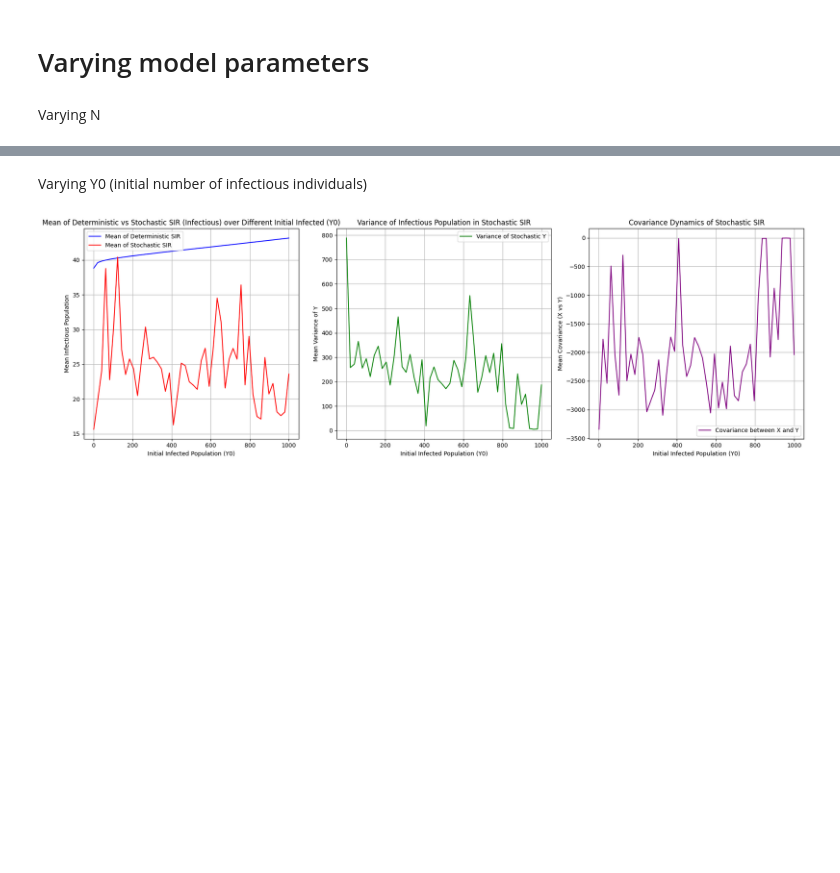
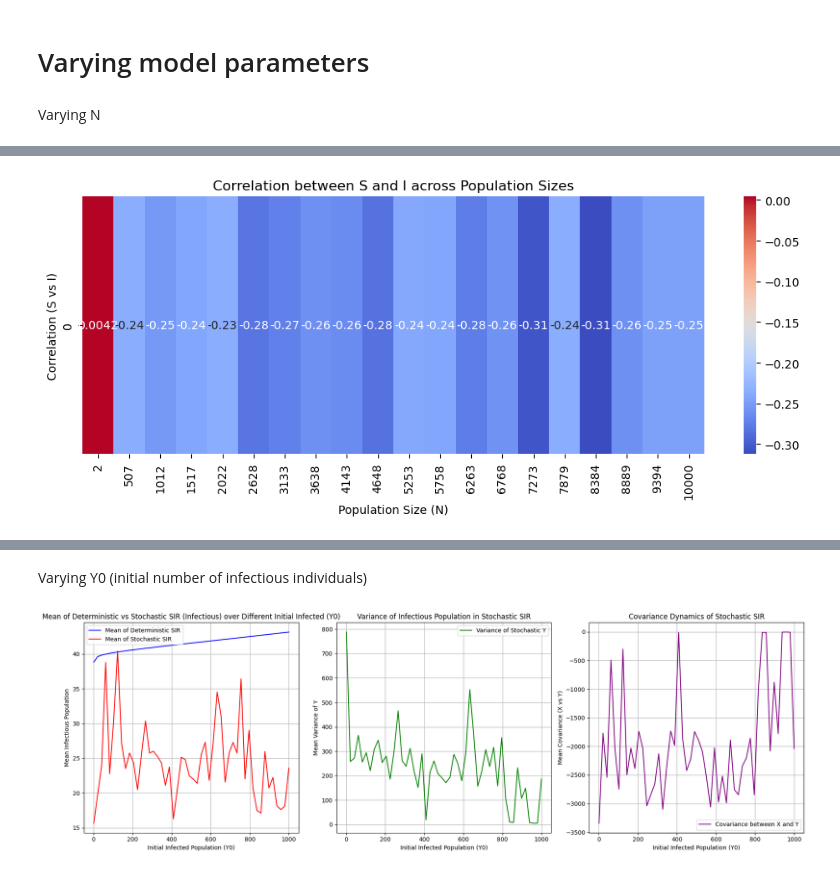
Before and after one commit to zoeazra/CLS-Ass-2, a Jupyter notebook: assignment 2.ipynb, the cells around one changed output, grey strips where cells are left out. Saved outputs shown, nothing was run; the diff lists cells and outputs as text; code cells hidden in the pictures; blank space fills up the shorter version.

```diff
--- a/assignment 2.ipynb
+++ b/assignment 2.ipynb
@@ -393,0 +322,97 @@ NameError: name 'np' is not defined
+# %%
+
+# Define the new function that computes and visualizes correlation
+def diff_params_N(N_diff, sims, beta, gamma, mu):
+
+    mean_deter = []  # To store means from the deterministic model
+    mean_stoch = []  # To store means from the stochastic model
+    var_Y = []       # To store variances of Y
+    cov_XY = []      # To store covariances between X and Y
+    correlations = []  # To store correlations between S and I over different population sizes
+
+    # Iterate through different population sizes
+    for n in np.nditer(N_diff):
+        X0 = int(n) - 1  # Initial susceptible population
+        Y0 = 1            # Initial infected population
+        Z0 = 0            # Initial recovered population
+
+        # Run stochastic simulations for the current population size
+        time_p, mean_Xs, mean_Ys, var_Xs, var_Ys, all_Xs, all_Ys = run_stoch_sim(sims, X0, Y0, Z0, beta, gamma, mu, int(n), tend=200)
+
+        # Run deterministic model for the current population size
+        Xd, Yd, Zd, time, R0_det = deterSol(X0, Y0, Z0, int(n), beta, gamma, mu, start_t=0, end_t=200, points_t=200)
+
+        # Append final mean for deterministic model and stochastic model
+        mean_deter.append(np.mean(Yd))  # Store the final mean for deterministic Y
+        mean_stoch.append(np.mean(mean_Ys))  # Store the final mean for stochastic Y
+
+        # Append final variance of stochastic model
+        var_Y.append(np.mean(var_Ys))  # Store the mean variance of stochastic Y over all simulations
+
+        # Calculate and append final covariance between susceptible and infected
+        cov_Xs_Ys = covariance(all_Xs, all_Ys, mean_Xs, mean_Ys, tend=200)
+        cov_XY.append(np.mean(cov_Xs_Ys))  # Store the mean covariance over time
+
+        # Calculate the correlation between S and I (stochastic X and Y)
+        correlation_si = np.corrcoef(all_Xs.flatten(), all_Ys.flatten())[0, 1]  # Correlation coefficient between S and I
+        correlations.append(correlation_si)
+
+
+    # **Step 1**: Reduce the number of population sizes shown in the heatmap
+    selected_indices = np.linspace(0, len(N_diff) - 1, 20).astype(int)  # Select 20 population sizes to display
+    N_diff_selected = N_diff[selected_indices]
+    correlations_selected = np.array(correlations)[selected_indices]
+
+    # **Step 2**: Create a heatmap of the correlation between S and I across population sizes
+    plt.figure(figsize=(12, 4))
+    sns.heatmap(np.array(correlations_selected).reshape(1, -1), annot=True, cmap='coolwarm', xticklabels=np.round(N_diff_selected).astype(int))
+    plt.title("Correlation between S and I across Population Sizes")
+    plt.xlabel("Population Size (N)")
+    plt.ylabel("Correlation (S vs I)")
+    plt.show()
+
+    # Initialize the other plots
+    fig, axes = plt.subplots(1, 3, figsize=(18, 6))
+
+    # 1. Mean Dynamics Plot
+    axes[0].plot(N_diff, mean_deter, label='Mean of Deterministic SIR', color='blue')  # Deterministic mean
+    axes[0].plot(N_diff, mean_stoch, label='Mean of Stochastic SIR', color='red')     # Stochastic mean
+    axes[0].set_title("Mean of Deterministic vs Stochastic SIR (Infectious) over Different N")
+    axes[0].set_xlabel("Population Size (N)")
+    axes[0].set_ylabel("Mean Infectious Population")
+    axes[0].grid(True)
+    axes[0].legend()
+
+    # 2. Variance Dynamics Plot
+    axes[1].plot(N_diff, var_Y, label='Variance of Stochastic Y', color='green')  # Variance over N
+    axes[1].set_title("Variance of Infectious Population in Stochastic SIR")
+    axes[1].set_xlabel("Population Size (N)")
+    axes[1].set_ylabel("Mean Variance of Y")
+    axes[1].grid(True)
+    axes[1].legend()
+
+    # 3. Covariance Dynamics Plot
+    axes[2].plot(N_diff, cov_XY, label='Covariance between X and Y', color='purple')  # Covariance over N
+    axes[2].set_title("Covariance Dynamics of Stochastic SIR")
+    axes[2].set_xlabel("Population Size (N)")
+    axes[2].set_ylabel("Mean Covariance (X vs Y)")
+    axes[2].grid(True)
+    axes[2].legend()
+
+
+    # Adjust layout and show the plots
+    plt.tight_layout()
+    plt.show()
+
+    return mean_deter, mean_stoch, var_Y, cov_XY , time_p, all_Ys
+
+# Example usage
+N_diff = np.linspace(2, 10000, 100)  # Different values of population
+sims = 5  # Number of stochastic simulations
+beta = 1.5
+gamma = 0.5
+mu = 0.01
+
+diff_params_N(N_diff, sims, beta, gamma, mu)
+# %% [output]
+[figure, added]
```
Also changed, not shown: parts of 10 cells of this notebook.
